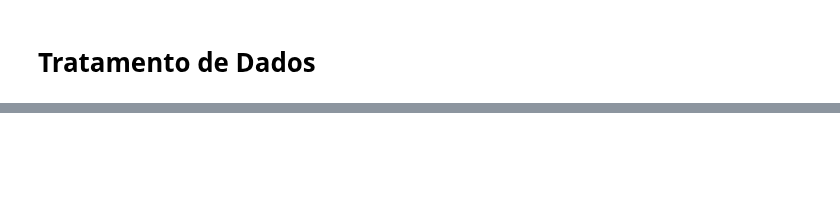
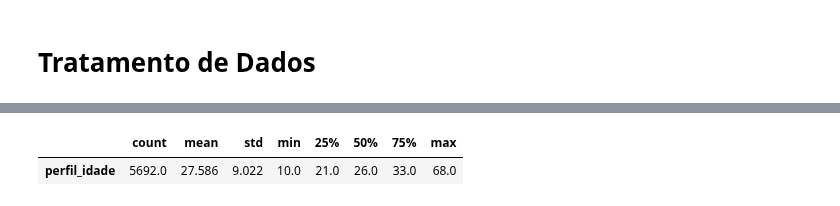
Before and after one commit to thiagodsd/science-avec-des, a Jupyter notebook: _gibi/1_eda.ipynb, the cells around one changed output, grey strips where cells are left out. Cells and saved outputs as stored; diff of their text form; code cells hidden in the pictures; blank space fills up the shorter version.

```diff
--- a/_gibi/1_eda.ipynb
+++ b/_gibi/1_eda.ipynb
@@ -93,0 +113,29 @@ d2020         = d2020.rename(columns=d2020_meta)
+# %%
+d2018['perfil_idade_bin'] = d2018['perfil_idade']
+
+col  = 'perfil_idade'
+lab  = ['12-', '13-17', '18-24', '25-34', '35-44', '45-54', '55-64', '65+']
+
+cond = [
+        (d2019[col] < 13),
+        (d2019[col] >= 13) & (d2019[col] <= 17),
+        (d2019[col] >= 18) & (d2019[col] <= 24),
+        (d2019[col] >= 25) & (d2019[col] <= 34),
+        (d2019[col] >= 35) & (d2019[col] <= 44),
+        (d2019[col] >= 45) & (d2019[col] <= 54),
+        (d2019[col] >= 55) & (d2019[col] <= 64),
+        (d2019[col] >= 55)
+       ]
+d2019['perfil_idade_bin'] = np.select(cond, lab, default='None')
+
+cond = [
+        (d2020[col] < 13),
+        (d2020[col] >= 13) & (d2020[col] <= 17),
+        (d2020[col] >= 18) & (d2020[col] <= 24),
+        (d2020[col] >= 25) & (d2020[col] <= 34),
+        (d2020[col] >= 35) & (d2020[col] <= 44),
+        (d2020[col] >= 45) & (d2020[col] <= 54),
+        (d2020[col] >= 55) & (d2020[col] <= 64),
+        (d2020[col] >= 55)
+       ]
+d2020['perfil_idade_bin'] = np.select(cond, lab, default='None')
@@ -93,0 +195,8 @@ d2020         = d2020.rename(columns=d2020_meta)
+# %%
+data['perfil_idade'] = data['perfil_idade']
+mask = data['ano'].isin([2019,2020])
+tab  = data[mask][['perfil_idade']].astype(np.float64)
+display_side_by_side(tab.describe().T.round(3))
+# %% [output]
+|  | count | mean | std | min | 25% | 50% | 75% | max |
+| perfil_idade | 5692.0 | 27.586 | 9.022 | 10.0 | 21.0 | 26.0 | 33.0 | 68.0 |
```
Also changed, not shown: parts of 21 cells of this notebook, 3 other files.
